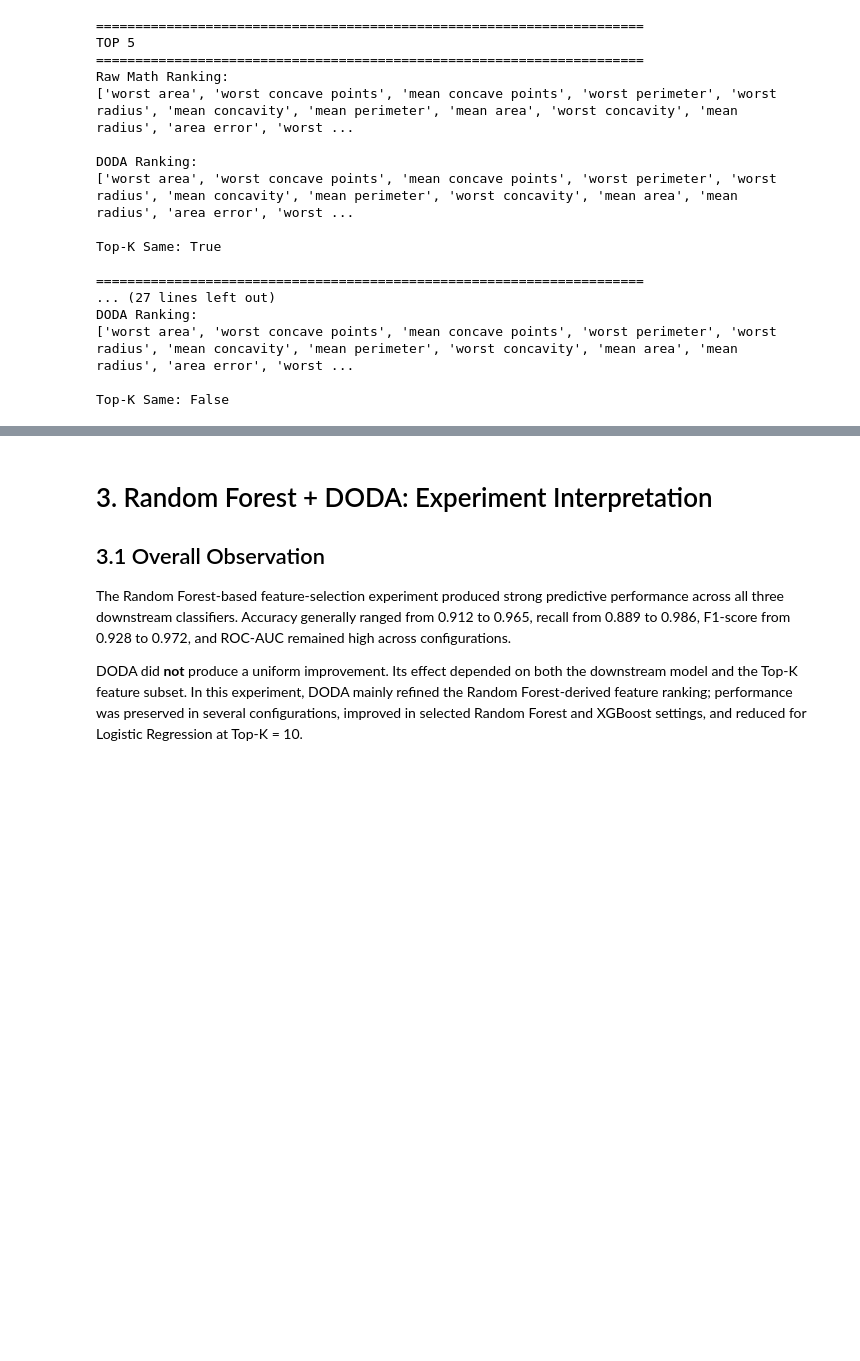
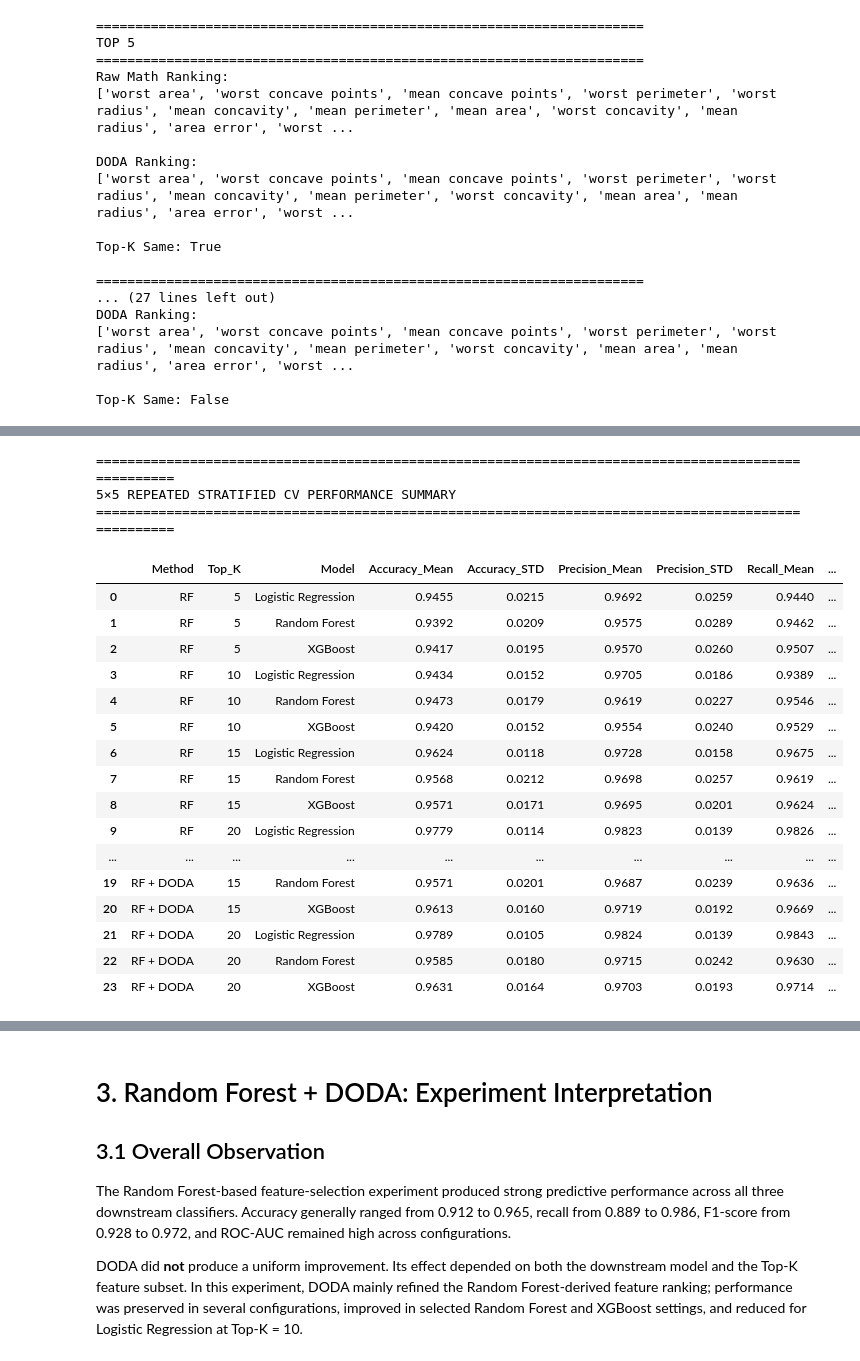
Before and after one commit to anandha-3679/msc_research, a Jupyter notebook: notebooks/angel/breast_cancer/breast_cancer_rf.ipynb, the cells around one changed output, grey strips where cells are left out. Saved outputs shown, nothing was run; the diff lists cells and outputs as text; code cells hidden in the pictures; blank space fills up the shorter version.

```diff
--- a/notebooks/angel/breast_cancer/breast_cancer_rf.ipynb
+++ b/notebooks/angel/breast_cancer/breast_cancer_rf.ipynb
@@ -1282,0 +1989,76 @@ Top-K Same: False
+# %%
+# =============================================================================
+# STEP 25: REPEATED CV PERFORMANCE SUMMARY — MEAN ± STD
+# =============================================================================
+
+repeated_cv_summary_df = (
+    repeated_cv_results_df
+    .groupby(
+        ["Method", "Top_K", "Model"]
+    )
+    .agg(
+        Accuracy_Mean=("Accuracy", "mean"),
+        Accuracy_STD=("Accuracy", "std"),
+
+        Precision_Mean=("Precision", "mean"),
+        Precision_STD=("Precision", "std"),
+
+        Recall_Mean=("Recall", "mean"),
+        Recall_STD=("Recall", "std"),
+
+        F1_Mean=("F1", "mean"),
+        F1_STD=("F1", "std"),
+
+        ROC_AUC_Mean=("ROC_AUC", "mean"),
+        ROC_AUC_STD=("ROC_AUC", "std")
+    )
+    .reset_index()
+)
+
+print("=" * 100)
+print(
+    "5×5 REPEATED STRATIFIED CV PERFORMANCE SUMMARY"
+)
+print("=" * 100)
+
+display(
+    repeated_cv_summary_df.round(4)
+)
+
+os.makedirs(
+    "../../../results/breast_cancer/cv",
+    exist_ok=True
+)
+
+repeated_cv_results_df.to_csv(
+    "../../../results/breast_cancer/cv/"
+    "rf_doda_5x5_repeated_results.csv",
+    index=False
+)
+
+repeated_cv_summary_df.to_csv(
+    "../../../results/breast_cancer/cv/"
+    "rf_doda_5x5_repeated_summary.csv",
+    index=False
+)
+# %% [output]
+====================================================================================================
+5×5 REPEATED STRATIFIED CV PERFORMANCE SUMMARY
+====================================================================================================
+|  | Method | Top_K | Model | Accuracy_Mean | Accuracy_STD | Precision_Mean | Precision_STD | Recall_Mean | ... |
+| 0 | RF | 5 | Logistic Regression | 0.9455 | 0.0215 | 0.9692 | 0.0259 | 0.9440 | ... |
+| 1 | RF | 5 | Random Forest | 0.9392 | 0.0209 | 0.9575 | 0.0289 | 0.9462 | ... |
+| 2 | RF | 5 | XGBoost | 0.9417 | 0.0195 | 0.9570 | 0.0260 | 0.9507 | ... |
+| 3 | RF | 10 | Logistic Regression | 0.9434 | 0.0152 | 0.9705 | 0.0186 | 0.9389 | ... |
+| 4 | RF | 10 | Random Forest | 0.9473 | 0.0179 | 0.9619 | 0.0227 | 0.9546 | ... |
+| 5 | RF | 10 | XGBoost | 0.9420 | 0.0152 | 0.9554 | 0.0240 | 0.9529 | ... |
+| 6 | RF | 15 | Logistic Regression | 0.9624 | 0.0118 | 0.9728 | 0.0158 | 0.9675 | ... |
+| 7 | RF | 15 | Random Forest | 0.9568 | 0.0212 | 0.9698 | 0.0257 | 0.9619 | ... |
+| 8 | RF | 15 | XGBoost | 0.9571 | 0.0171 | 0.9695 | 0.0201 | 0.9624 | ... |
+| 9 | RF | 20 | Logistic Regression | 0.9779 | 0.0114 | 0.9823 | 0.0139 | 0.9826 | ... |
+| ... | ... | ... | ... | ... | ... | ... | ... | ... | ... |
+| 19 | RF + DODA | 15 | Random Forest | 0.9571 | 0.0201 | 0.9687 | 0.0239 | 0.9636 | ... |
+| 20 | RF + DODA | 15 | XGBoost | 0.9613 | 0.0160 | 0.9719 | 0.0192 | 0.9669 | ... |
+| 21 | RF + DODA | 20 | Logistic Regression | 0.9789 | 0.0105 | 0.9824 | 0.0139 | 0.9843 | ... |
+| 22 | RF + DODA | 20 | Random Forest | 0.9585 | 0.0180 | 0.9715 | 0.0242 | 0.9630 | ... |
+| 23 | RF + DODA | 20 | XGBoost | 0.9631 | 0.0164 | 0.9703 | 0.0193 | 0.9714 | ... |
```
Also changed, not shown: parts of 14 cells of this notebook, 10 other files.
